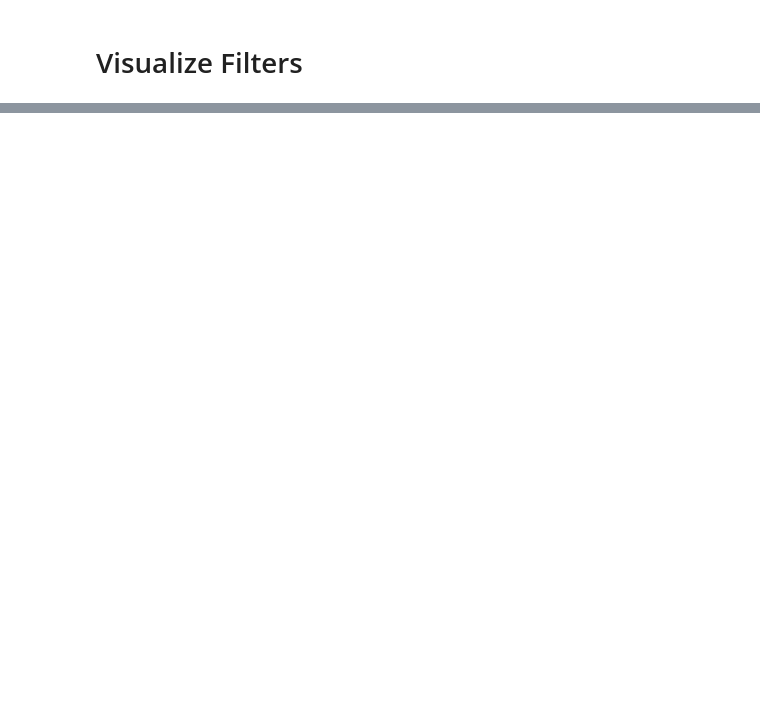
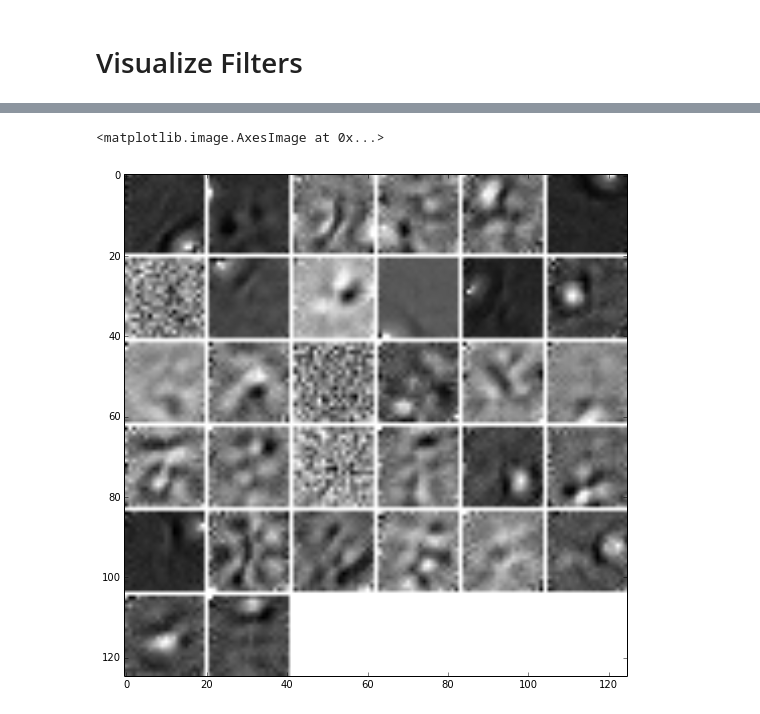
Before and after one commit to breze-no-salt/breze, a Jupyter notebook: notebooks/unsupervised/Auto Encoders on MNIST.ipynb, the cells around one changed output, grey strips where cells are left out. Cells and saved outputs as stored; diff of their text form; code cells hidden in the pictures; blank space fills up the shorter version.

```diff
--- a/notebooks/unsupervised/Auto Encoders on MNIST.ipynb
+++ b/notebooks/unsupervised/Auto Encoders on MNIST.ipynb
@@ -239,0 +222,7 @@ plt.imshow(img, cmap=cm.binary)
+# %%
+img = tile_raster_images(filters_cropped, (20,20), tile_size, (1, 1))
+# We write the filters to a file, since I do not like the matplot imshow functionality. :)
+plt.imshow(img, cmap=cm.binary)
+# %% [output]
+<matplotlib.image.AxesImage at 0x...>
+[figure, added]
```
Also changed, not shown: parts of 9 cells of this notebook, 3 other files.
